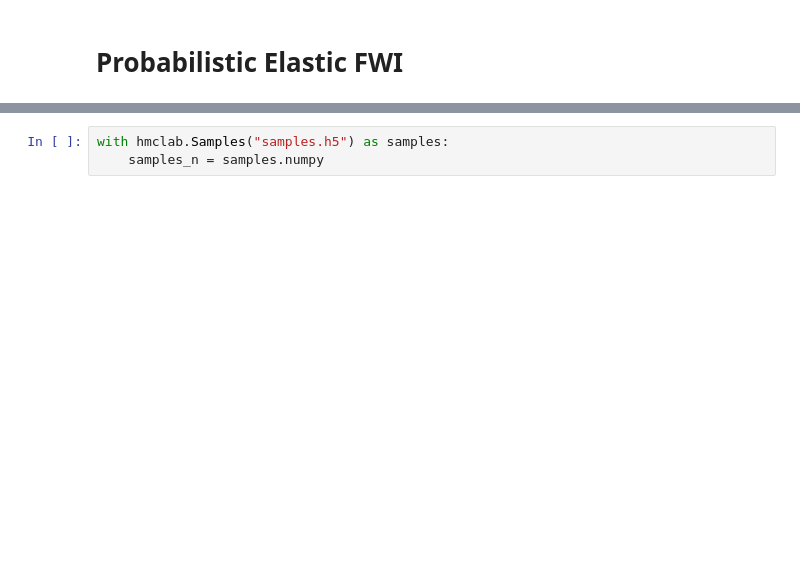
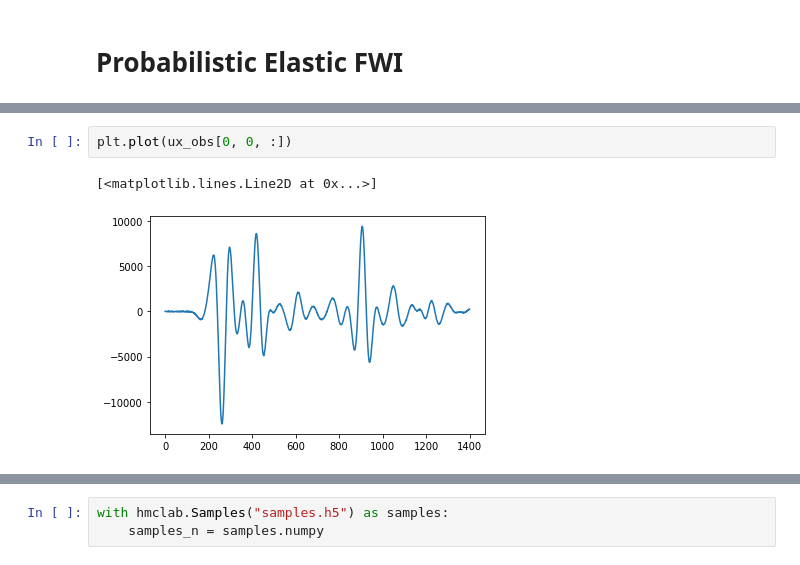
Before and after one commit to larsgeb/hmclab, a Jupyter notebook: docs-source/source/notebooks/examples/Probabilistic Elastic FWI.ipynb, the cells around one changed output, grey strips where cells are left out. Drawn from its saved outputs; the diff is of its cells as text; blank space fills up the shorter version.

```diff
--- a/docs-source/source/notebooks/examples/Probabilistic Elastic FWI.ipynb
+++ b/docs-source/source/notebooks/examples/Probabilistic Elastic FWI.ipynb
@@ -67,0 +137,5 @@ fdModel.plot_data(data=(ux_obs, uz_obs), exagerration=1)
+# %%
+plt.plot(ux_obs[0, 0, :])
+# %% [output]
+[<matplotlib.lines.Line2D at 0x...>]
+[figure, added]
```
Also changed, not shown: parts of 37 cells of this notebook, 1 other file.
